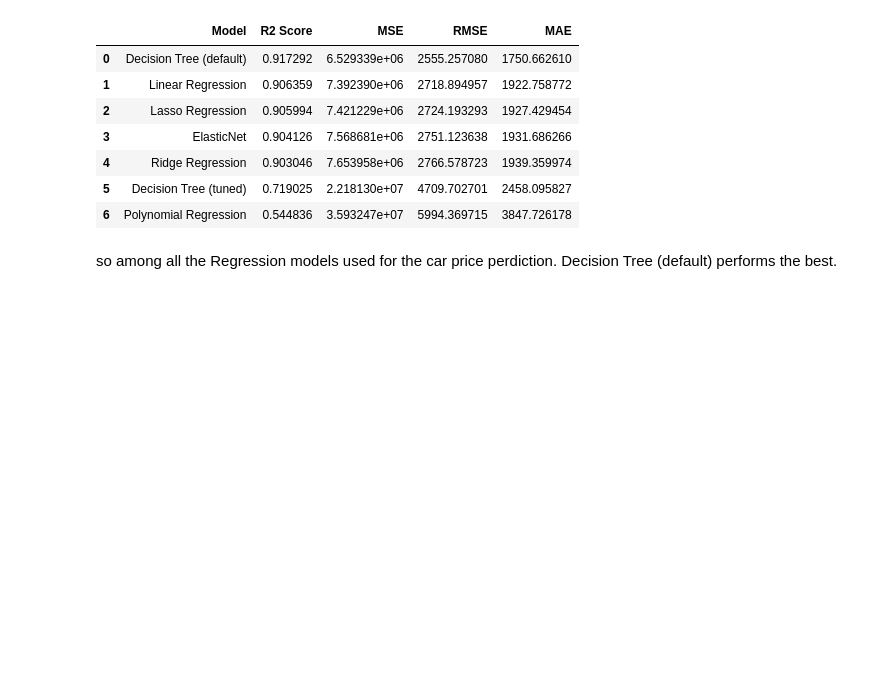
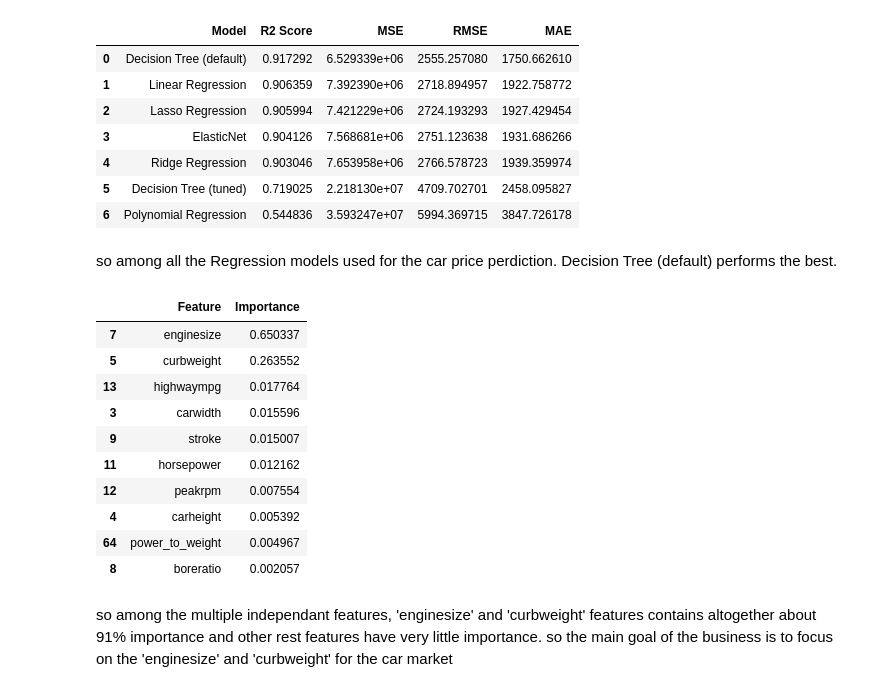
Before and after one commit to bikashsahani/car-price-prediction-using-Regression, a Jupyter notebook: car_price_prediction.ipynb, the cells around one changed output. Saved outputs shown, nothing was run; the diff lists cells and outputs as text; code cells hidden in the pictures; blank space fills up the shorter version.

```diff
--- a/car_price_prediction.ipynb
+++ b/car_price_prediction.ipynb
@@ -1203,3 +1203,24 @@ comparison_df
 | 6 | Polynomial Regression | 0.544836 | 3.593247e+07 | 5994.369715 | 3847.726178 |
 # %% [markdown]
 so among all the Regression models used for the car price perdiction. Decision Tree (default) performs the best.
+# %%
+importance_df = pd.DataFrame({
+    'Feature': x_train.columns,
+    'Importance': decision_reg.feature_importances_
+}).sort_values('Importance', ascending=False)
+
+importance_df.head(10)
+# %% [output]
+|  | Feature | Importance |
+| 7 | enginesize | 0.650337 |
+| 5 | curbweight | 0.263552 |
+| 13 | highwaympg | 0.017764 |
+| 3 | carwidth | 0.015596 |
+| 9 | stroke | 0.015007 |
+| 11 | horsepower | 0.012162 |
+| 12 | peakrpm | 0.007554 |
+| 4 | carheight | 0.005392 |
+| 64 | power_to_weight | 0.004967 |
+| 8 | boreratio | 0.002057 |
+# %% [markdown]
+so among the multiple independant features, 'enginesize' and 'curbweight' features contains altogether about 91% importance and other rest features have very little importance. so the main goal of the business is to focus on the 'enginesize' and 'curbweight' for the car market
```
Also changed, not shown: 1 other file.
